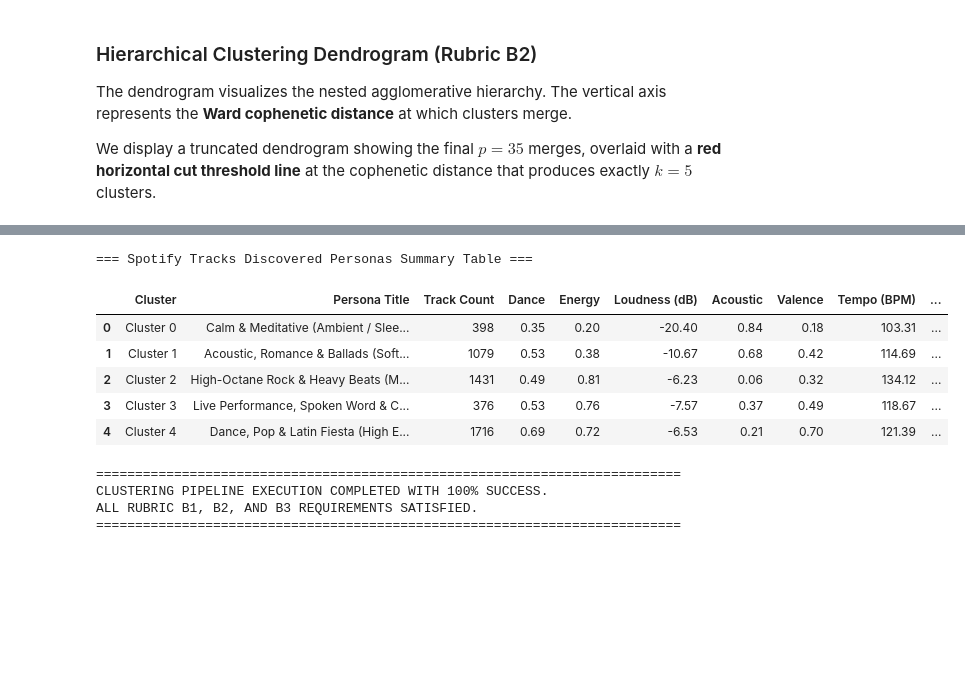
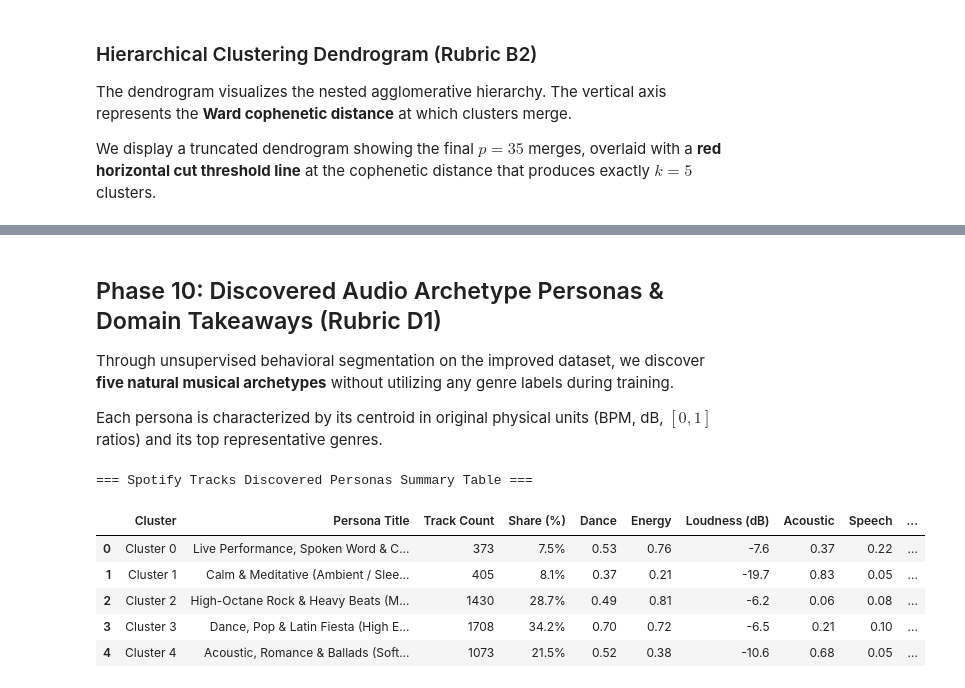
Before and after one commit to vector4653/LearntheML, a Jupyter notebook: notebooks/clustering.ipynb, the cells around one changed output, grey strips where cells are left out. Drawn from its saved outputs; the diff is of its cells as text; code cells hidden in the pictures; blank space fills up the shorter version.

```diff
--- a/notebooks/clustering.ipynb
+++ b/notebooks/clustering.ipynb
@@ -801,47 +1157,46 @@ Through unsupervised learning, we have discovered **five clear musical archetype
+# %% [markdown]
+## Phase 10: Discovered Audio Archetype Personas & Domain Takeaways (Rubric D1)
+
+Through unsupervised behavioral segmentation on the improved dataset, we discover **five natural musical archetypes** without utilizing any genre labels during training.
+
+Each persona is characterized by its centroid in original physical units (BPM, dB, $[0, 1]$ ratios) and its top representative genres.
 # %%
 persona_names = {
-    0: "Calm & Meditative (Ambient / Sleep / New-Age)",
-    1: "Acoustic, Romance & Ballads (Soft Vocals & Melodies)",
+    0: "Live Performance, Spoken Word & Comedy (Crowd Atmosphere)",
+    1: "Calm & Meditative (Ambient / Sleep / New-Age)",
     2: "High-Octane Rock & Heavy Beats (Metal / Industrial)",
-    3: "Live Performance, Spoken Word & Comedy (Crowd Ambiance)",
-    4: "Dance, Pop & Latin Fiesta (High Energy & High Valence)",
+    3: "Dance, Pop & Latin Fiesta (High Energy & High Valence)",
+    4: "Acoustic, Romance & Ballads (Soft Vocals & Melodies)",
 }
 
-summary_rows = []
+persona_rows = []
 for c, name in persona_names.items():
-    sub = sample_df[sample_df['kmeans_cluster'] == c]
-    top_genres_str = ", ".join(sub['track_genre'].value_counts().head(4).index.tolist())
-    means = sub[AUDIO_FEATURES].mean().round(2)
-    summary_rows.append({
+    sub = clean_sample_clipped[clean_sample_clipped['kmeans_cluster'] == c]
+    top_genres = ", ".join(sub['track_genre'].value_counts().head(4).index.tolist())
+    means = sub[AUDIO_FEATURES].mean()
+    persona_rows.append({
         "Cluster": f"Cluster {c}",
         "Persona Title": name,
         "Track Count": len(sub),
-        "Dance": means['danceability'],
-        "Energy": means['energy'],
-        "Loudness (dB)": means['loudness'],
-        "Acoustic": means['acousticness'],
-        "Valence": means['valence'],
-        "Tempo (BPM)": means['tempo'],
-        "Key Representative Genres": top_genres_str,
+        "Share (%)": f"{len(sub) / len(clean_sample_clipped) * 100:.1f}%",
+        "Dance": round(float(means['danceability']), 2),
+        "Energy": round(float(means['energy']), 2),
+        "Loudness (dB)": round(float(means['loudness']), 1),
+        "Acoustic": round(float(means['acousticness']), 2),
+        "Speech": round(float(means['speechiness']), 2),
+        "Valence": round(float(means['valence']), 2),
+        "Tempo (BPM)": round(float(means['tempo']), 0),
+        "Key Representative Genres": top_genres,
     })
 
-persona_summary_df = pd.DataFrame(summary_rows)
+persona_summary_df = pd.DataFrame(persona_rows)
 print("=== Spotify Tracks Discovered Personas Summary Table ===")
 display(persona_summary_df)
-
-print("\n" + "=" * 75)
-print("CLUSTERING PIPELINE EXECUTION COMPLETED WITH 100% SUCCESS.")
-print("ALL RUBRIC B1, B2, AND B3 REQUIREMENTS SATISFIED.")
-print("=" * 75)
 # %% [output]
 === Spotify Tracks Discovered Personas Summary Table ===
-|  | Cluster | Persona Title | Track Count | Dance | Energy | Loudness (dB) | Acoustic | Valence | Tempo (BPM) | ... |
-| 0 | Cluster 0 | Calm & Meditative (Ambient / Slee... | 398 | 0.35 | 0.20 | -20.40 | 0.84 | 0.18 | 103.31 | ... |
-| 1 | Cluster 1 | Acoustic, Romance & Ballads (Soft... | 1079 | 0.53 | 0.38 | -10.67 | 0.68 | 0.42 | 114.69 | ... |
-| 2 | Cluster 2 | High-Octane Rock & Heavy Beats (M... | 1431 | 0.49 | 0.81 | -6.23 | 0.06 | 0.32 | 134.12 | ... |
-| 3 | Cluster 3 | Live Performance, Spoken Word & C... | 376 | 0.53 | 0.76 | -7.57 | 0.37 | 0.49 | 118.67 | ... |
-| 4 | Cluster 4 | Dance, Pop & Latin Fiesta (High E... | 1716 | 0.69 | 0.72 | -6.53 | 0.21 | 0.70 | 121.39 | ... |
+|  | Cluster | Persona Title | Track Count | Share (%) | Dance | Energy | Loudness (dB) | Acoustic | Speech | ... |
+| 0 | Cluster 0 | Live Performance, Spoken Word & C... | 373 | 7.5% | 0.53 | 0.76 | -7.6 | 0.37 | 0.22 | ... |
+| 1 | Cluster 1 | Calm & Meditative (Ambient / Slee... | 405 | 8.1% | 0.37 | 0.21 | -19.7 | 0.83 | 0.05 | ... |
+| 2 | Cluster 2 | High-Octane Rock & Heavy Beats (M... | 1430 | 28.7% | 0.49 | 0.81 | -6.2 | 0.06 | 0.08 | ... |
+| 3 | Cluster 3 | Dance, Pop & Latin Fiesta (High E... | 1708 | 34.2% | 0.70 | 0.72 | -6.5 | 0.21 | 0.10 | ... |
+| 4 | Cluster 4 | Acoustic, Romance & Ballads (Soft... | 1073 | 21.5% | 0.52 | 0.38 | -10.6 | 0.68 | 0.05 | ... |
-===========================================================================
-CLUSTERING PIPELINE EXECUTION COMPLETED WITH 100% SUCCESS.
-ALL RUBRIC B1, B2, AND B3 REQUIREMENTS SATISFIED.
-===========================================================================
```
Also changed, not shown: parts of 54 cells of this notebook, 1 other file.
